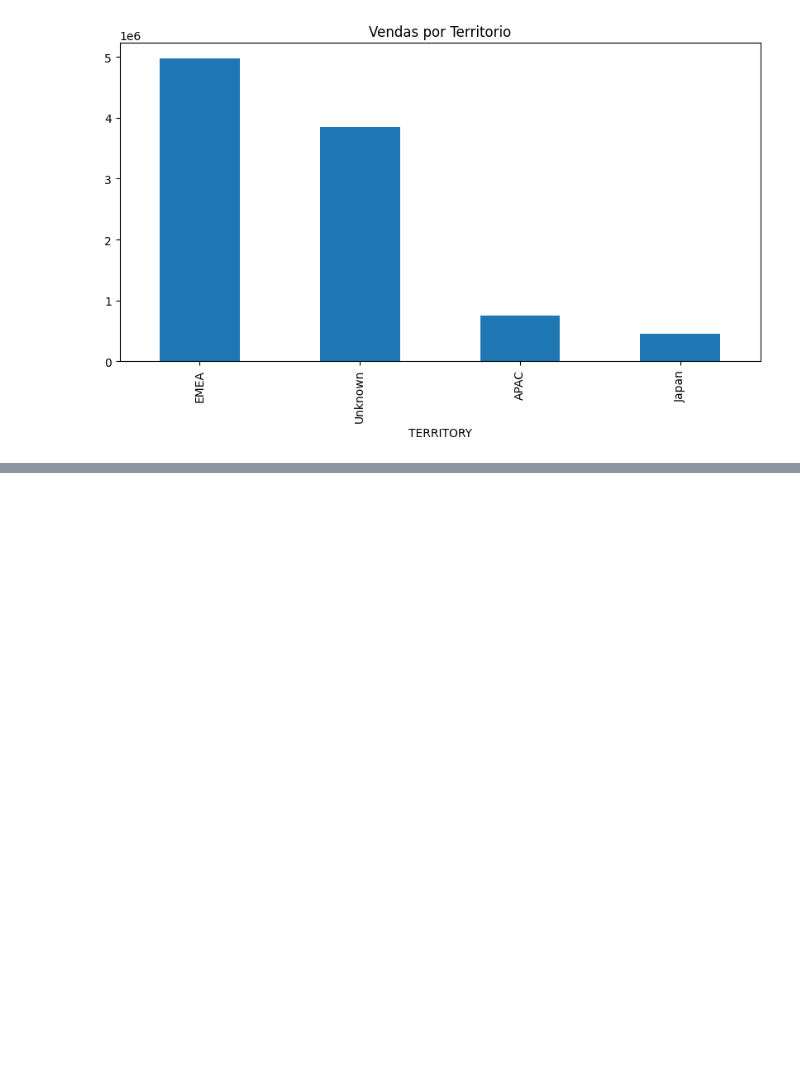
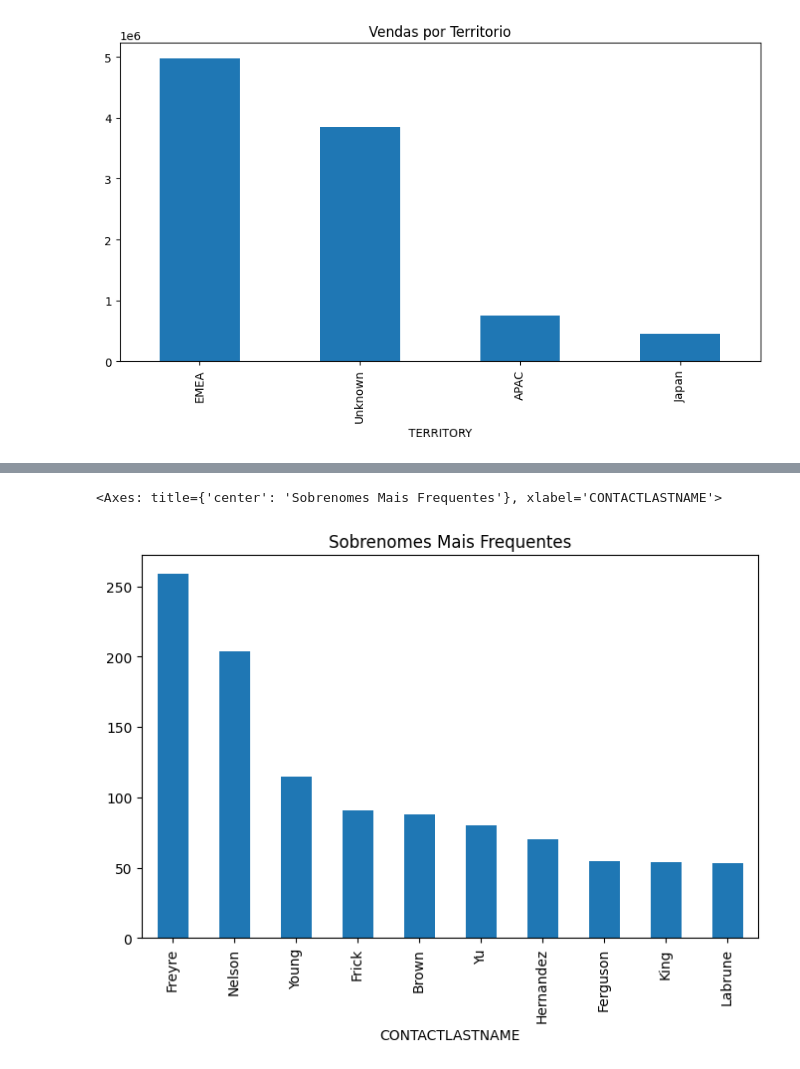
Before and after one commit to matheusghygino/analise-de-vendas, a Jupyter notebook: sales_data_sample.ipynb, the cells around one changed output, grey strips where cells are left out. Drawn from its saved outputs; the diff is of its cells as text; code cells hidden in the pictures; blank space fills up the shorter version.

```diff
--- a/sales_data_sample.ipynb
+++ b/sales_data_sample.ipynb
@@ -386,0 +393,6 @@ A análise geográfica pode ser útil para campanhas de marketing mais segmentad
+# %%
+top_lastnames = df['CONTACTLASTNAME'].value_counts().head(10)
+top_lastnames.plot(kind='bar', title='Sobrenomes Mais Frequentes', figsize=(8,5))
+# %% [output]
+<Axes: title={'center': 'Sobrenomes Mais Frequentes'}, xlabel='CONTACTLASTNAME'>
+[figure, added]
```
Also changed, not shown: parts of 11 cells of this notebook.
